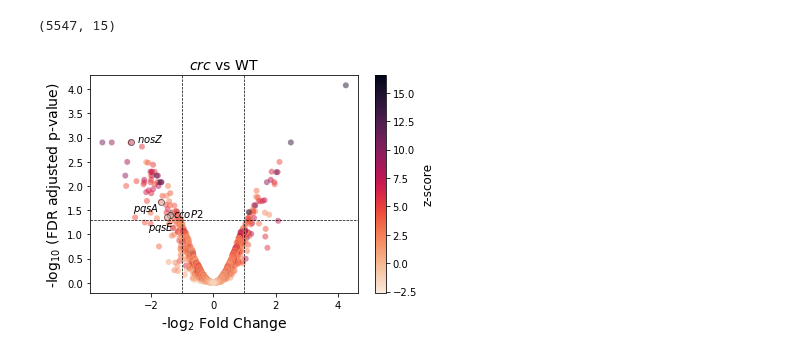
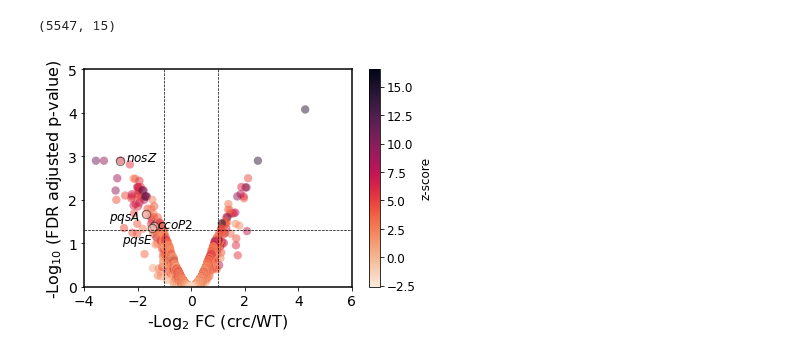
Before and after one commit to greenelab/generic-expression-patterns, a Jupyter notebook: pseudomonas_analysis/viz_E-GEOD-33245_cbrB_v_WT.ipynb, the cells around one changed output. Saved outputs shown, nothing was run; the diff lists cells and outputs as text; code cells hidden in the pictures.

```diff
--- a/pseudomonas_analysis/viz_E-GEOD-33245_cbrB_v_WT.ipynb
+++ b/pseudomonas_analysis/viz_E-GEOD-33245_cbrB_v_WT.ipynb
@@ -701,10 +739,11 @@ f2 = sns.scatterplot(
     palette="rocket_r",
     linewidth=0,
     legend=False,
+    s=70,
 )
 
 # Highlight specific common DEGs mentioned in the text
-f1 = sns.scatterplot(
+f2 = sns.scatterplot(
     data=template_summary_df[template_summary_df["Gene Name"] == "pqsA"],
     x="logFC (Real)",
     y="padj_log10",
@@ -713,8 +752,9 @@ f1 = sns.scatterplot(
     edgecolor="black",
     linewidth=1,
     legend=False,
+    s=70,
 )
-f1 = sns.scatterplot(
+f2 = sns.scatterplot(
     data=template_summary_df[template_summary_df["Gene Name"] == "nosZ"],
     x="logFC (Real)",
     y="padj_log10",
@@ -723,8 +763,9 @@ f1 = sns.scatterplot(
     edgecolor="black",
     linewidth=1,
     legend=False,
+    s=70,
 )
-f1 = sns.scatterplot(
+f2 = sns.scatterplot(
     data=template_summary_df[template_summary_df["Gene Name"] == "pqsE"],
     x="logFC (Real)",
     y="padj_log10",
@@ -733,8 +774,9 @@ f1 = sns.scatterplot(
     edgecolor="black",
     linewidth=1,
     legend=False,
+    s=70,
 )
-f1 = sns.scatterplot(
+f2 = sns.scatterplot(
     data=template_summary_df[template_summary_df["Gene Name"] == "ccoP2"],
     x="logFC (Real)",
     y="padj_log10",
@@ -743,6 +785,7 @@ f1 = sns.scatterplot(
     edgecolor="black",
     linewidth=1,
     legend=False,
+    s=70,
 )
 
 # Add text labels for those genes mentioned above
@@ -750,10 +793,11 @@ plt.text(
     x=template_summary_df.loc[
         template_summary_df["Gene Name"] == "pqsA", "logFC (Real)"
     ]
-    - 0.9,
+    - 1.4,
     y=template_summary_df.loc[template_summary_df["Gene Name"] == "pqsA", "padj_log10"]
-    - 0.2,
+    - 0.15,
     s="$pqsA$",
+    size=12,
 )
 plt.text(
     x=template_summary_df.loc[
@@ -762,6 +806,7 @@ plt.text(
     + 0.2,
     y=template_summary_df.loc[template_summary_df["Gene Name"] == "nosZ", "padj_log10"],
     s="$nosZ$",
+    size=12,
 )
 """plt.text(
     x=template_summary_df.loc[
@@ -775,42 +820,53 @@ plt.text(
     x=template_summary_df.loc[
         template_summary_df["Gene Name"] == "pqsE", "logFC (Real)"
     ]
-    - 0.7,
+    - 1.2,
     y=template_summary_df.loc[template_summary_df["Gene Name"] == "pqsE", "padj_log10"]
-    - 0.3,
+    - 0.4,
     s="$pqsE$",
+    size=12,
 )
 plt.text(
     x=template_summary_df.loc[
         template_summary_df["Gene Name"] == "ccoP2", "logFC (Real)"
     ]
     + 0.2,
     y=template_summary_df.loc[
         template_summary_df["Gene Name"] == "ccoP2", "padj_log10"
     ],
     s="$ccoP2$",
+    size=12,
 )
 
 # Add traditional thresholds
 f2.axhline(-np.log10(0.05), c="black", lw=0.7, ls="--")
 f2.axvline(1, c="black", lw=0.7, ls="--")
 f2.axvline(-1, c="black", lw=0.7, ls="--")
 
-f2.set_ylabel(r"-log$_{10}$ (FDR adjusted p-value)", fontsize=14, fontname="Verdana")
-f2.set_xlabel(r"-log$_{2}$ Fold Change", fontsize=14, fontname="Verdana")
-f2.set_title("$crc$ vs WT", fontsize=14, fontname="Verdana")
+f2.set_ylabel(r"-Log$_{10}$ (FDR adjusted p-value)", fontsize=16, fontname="Verdana")
+f2.set_xlabel(r"-Log$_{2}$ FC (crc/WT)", fontsize=16, fontname="Verdana")
+# f2.set_title("$crc$ vs WT", fontsize=14, fontname="Verdana")
+
+plt.xlim(-4, 6)
+plt.ylim(-0, 5)
+plt.xticks(fontsize=14)
+plt.yticks(fontsize=14)
+
+# Make axis thicker
+for _, s in f2.spines.items():
+    s.set_linewidth(1.5)
 
 norm = plt.Normalize(
     template_summary_df["Z score"].min(), template_summary_df["Z score"].max()
 )
 sm = plt.cm.ScalarMappable(cmap="rocket_r", norm=norm)
 sm.set_array([])
 cb = f2.figure.colorbar(sm)
 
-cb.ax.tick_params(labelsize=10)
+cb.ax.tick_params(labelsize=12)
 cb.set_label(label="z-score", size=12, fontname="Verdana")
 # %% [output]
-[figure, old version]
+[figure, new version]
 # %%
 # Save
 f2.figure.savefig(
```
Also changed, not shown: parts of 2 cells of this notebook, 4 other files.
